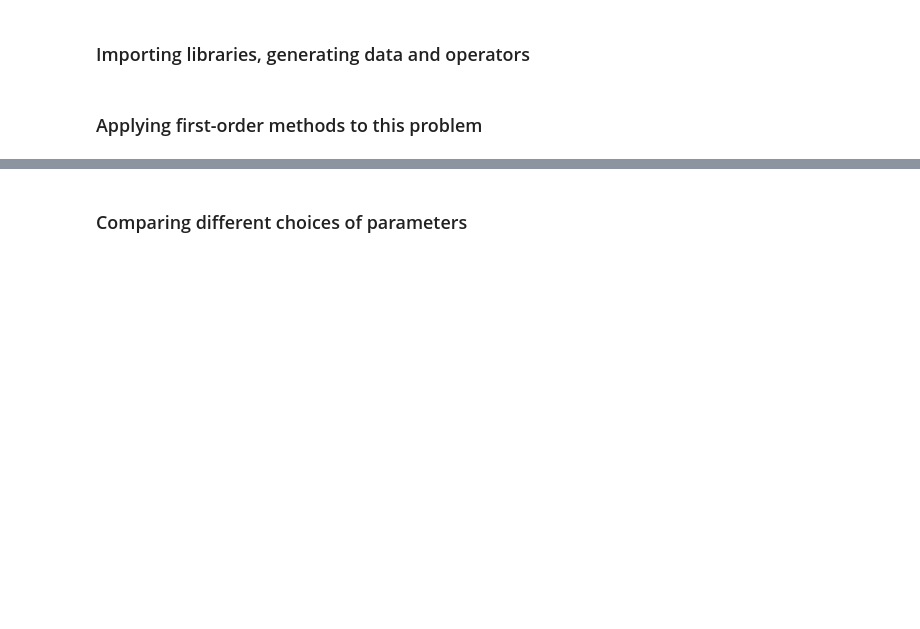
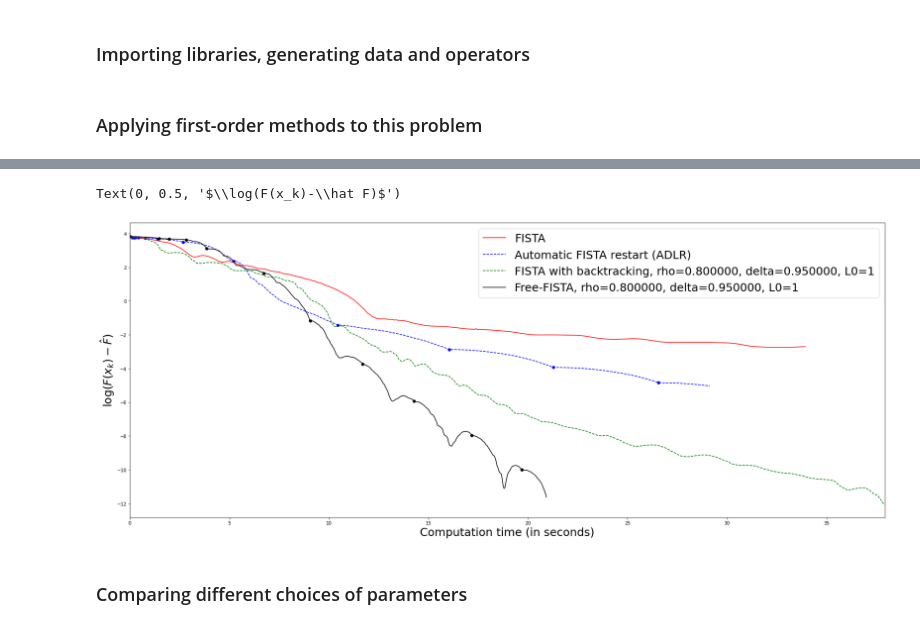
Before and after one commit to HippolyteLBRRR/Benchmarking_Free_FISTA, a Jupyter notebook: Benchmark_RegLog_BT.ipynb, the cells around one changed output, grey strips where cells are left out. Cells and saved outputs as stored; diff of their text form; code cells hidden in the pictures; blank space fills up the shorter version.

```diff
--- a/Benchmark_RegLog_BT.ipynb
+++ b/Benchmark_RegLog_BT.ipynb
@@ -118,7 +119,10 @@ plt.ylabel("$\log(F(x_k)-\hat F)$",fontsize=25)
 # %%
-Plot([Plot_FISTA,Plot_AR1,Plot_BT1,Plot_BTR1],coutmin=F(xmin),style=['-','--','--','-'],ite=False,fontsize=25)
+Plot([Plot_FISTA,Plot_AR1,Plot_BT1,Plot_BTR1],costmin=F(xmin),style=['-','--','--','-'],colorstyle=['r','b','g','k'],ite=False,fontsize=25)
 plt.xlabel("Computation time (in seconds)",fontsize=25)
 plt.ylabel("$\log(F(x_k)-\hat F)$",fontsize=25)
+# %% [output]
+Text(0, 0.5, '$\\log(F(x_k)-\\hat F)$')
+[figure, added]
 # %% [markdown]
 ### Comparing different choices of parameters
 # %%
```
Also changed, not shown: parts of 12 cells of this notebook.
